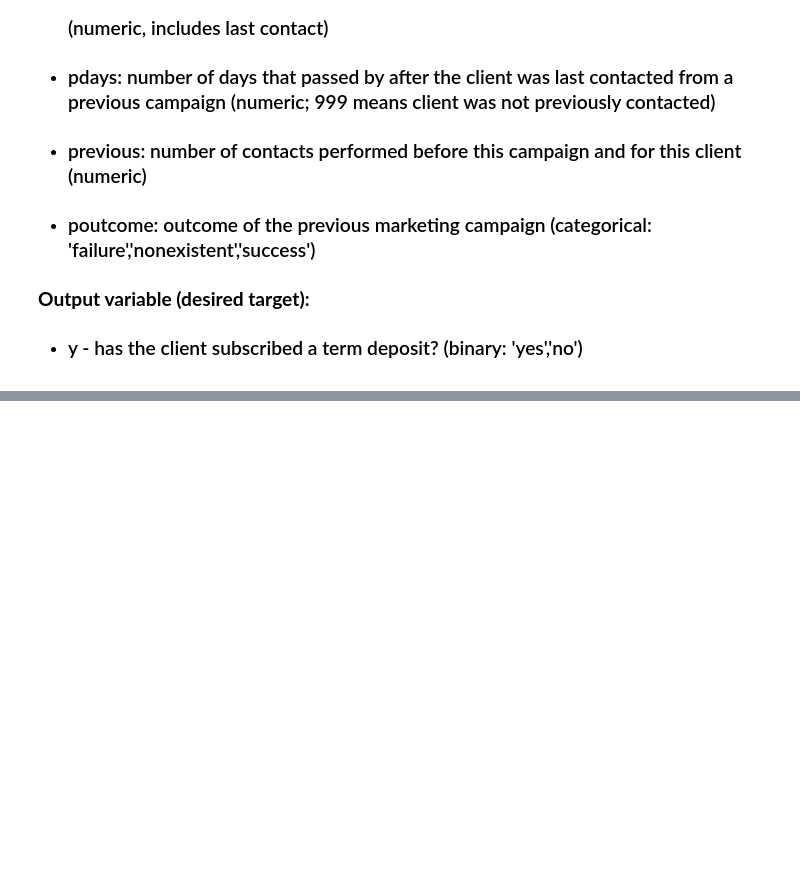
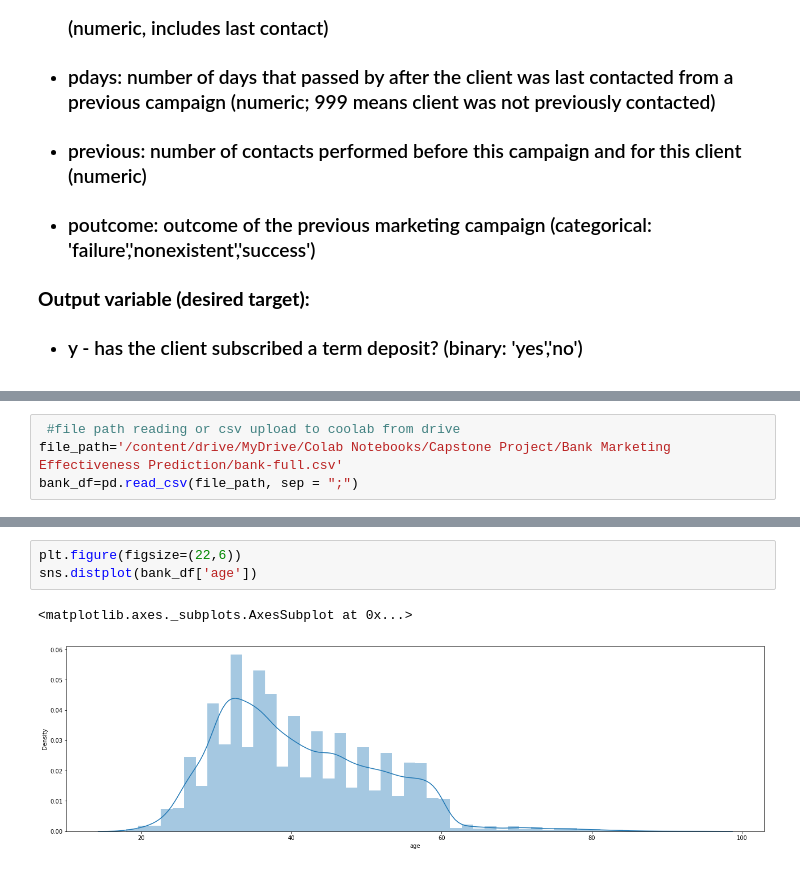
Before and after one commit to yaman9675/Bank-Marketing-Effectiveness-Prediction, a Jupyter notebook: Yaman_Bank_Marketing_Effectiveness_Prediction_Capstone_Project.ipynb, the cells around one changed output, grey strips where cells are left out. Drawn from its saved outputs; the diff is of its cells as text; blank space fills up the shorter version.

Commit message:
second commit on Bank-Marketing-Effectiveness-Prediction

```diff
--- a/Yaman_Bank_Marketing_Effectiveness_Prediction_Capstone_Project.ipynb
+++ b/Yaman_Bank_Marketing_Effectiveness_Prediction_Capstone_Project.ipynb
@@ -101,0 +71,4 @@ house_df.tail(10)
+# %%
+ #file path reading or csv upload to coolab from drive
+file_path='/content/drive/MyDrive/Colab Notebooks/Capstone Project/Bank Marketing Effectiveness Prediction/bank-full.csv'
+bank_df=pd.read_csv(file_path, sep = ";")
@@ -101,0 +212,6 @@ house_df.tail(10)
+# %%
+plt.figure(figsize=(22,6))
+sns.distplot(bank_df['age'])
+# %% [output]
+<matplotlib.axes._subplots.AxesSubplot at 0x...>
+[figure, added]
```
Also changed, not shown: parts of 87 cells of this notebook.
